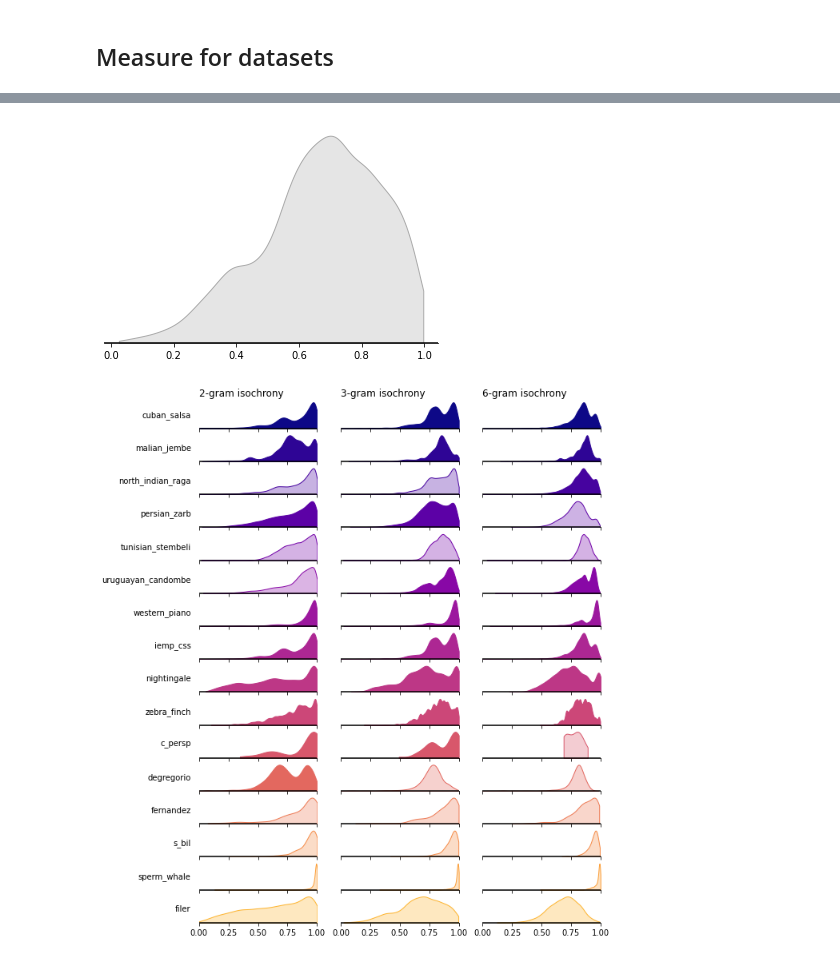
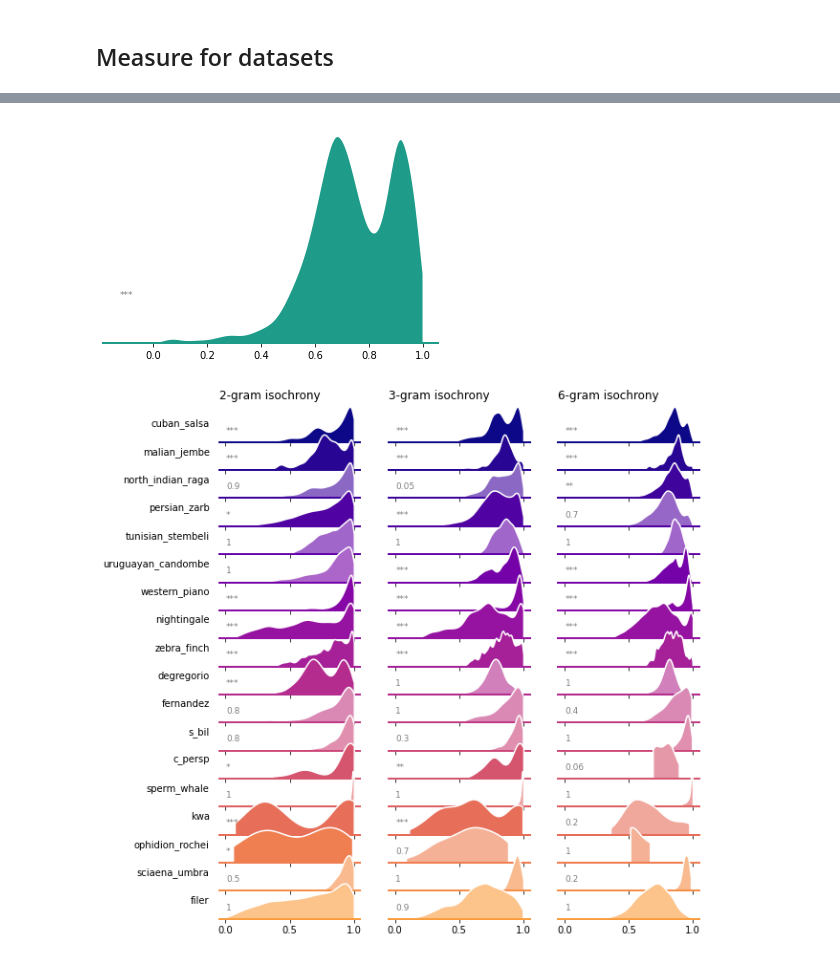
Before and after one commit to bacor/rhythm-triangles, a Jupyter notebook: rhythm-plots/analysis.ipynb, the cells around one changed output, grey strips where cells are left out. Cells and saved outputs as stored; diff of their text form; code cells hidden in the pictures.

Commit message:
update rhythm plots

```diff
--- a/rhythm-plots/analysis.ipynb
+++ b/rhythm-plots/analysis.ipynb
@@ -8,7 +8,7 @@ from rhythmplot import *
 from config import DATA_DIR
 
 # Function to save figures: you can easily toggle this on/off globally
-savefig = get_figure_saver(group='analysis', save_pdf=False, save_png=False)
+savefig = get_figure_saver(group='analysis', save_pdf=True, save_png=True)
 # %%
 samples = uniform_subsample_triangle(20000, margin=.05)
 
@@ -53,14 +53,17 @@ datasets = dict(
     tunisian_stembeli = load_intervals('roeske2020', 'tunisian_stambeli'),
     uruguayan_candombe = load_intervals('roeske2020', 'uruguayan_candombe'),
     western_piano = load_intervals('roeske2020', 'western_piano'),
-    iemp_css = load_intervals('iemp_css', 'iemp_css-concatenated'),
+    # iemp_css = load_intervals('iemp_css', 'iemp_css-concatenated'),
     nightingale = load_intervals('roeske2020', 'nightingale_songs'),
     zebra_finch = load_intervals('roeske2020', 'zebrafinch'),
-    c_persp = load_intervals('burchardt-knornschild2020', 'bat-carollia-perspicillata'),
     degregorio = load_intervals('degregorio2021', 'degregorio2021'),
     fernandez = load_intervals('fernandez2021', 'fernandez2021'),
     s_bil = load_intervals('burchardt-knornschild2020', 'bat-saccopteryx-bilineata'),
+    c_persp = load_intervals('burchardt-knornschild2020', 'bat-carollia-perspicillata'),
     sperm_whale = load_intervals('burchardt-knornschild2020', 'whale-physeter-macrocephalus'),
+    kwa = load_intervals('burchardt2021', 'kwa'),
+    ophidion_rochei = load_intervals('burchardt2021', 'ophidion-rochei'),
+    sciaena_umbra = load_intervals('burchardt2021', 'sciaena-umbra'),
     filer = load_intervals('filer2021', 'filer2021'),
 )
 # %%
@@ -121,64 +155,71 @@ from diptest import diptest
 from rhythmplot.plotting import get_pval_cmap
 
 def show_n_gram_isochronies(intervals, length, ax=None, **kws):
+    if ax is None: ax = plt.gca()
     motifs, _ = normalize(ngram_motifs(intervals, length=length))
     isochronies = 1 - anisochrony(motifs)
 
     p_val = diptest(isochronies)[1]
     if 'color' not in kws:
-        cmap = get_pval_cmap(alpha=0.1, min_gray=.1)
+        cmap = get_pval_cmap(alpha=0.1, min_gray=.15)
         kws['color'] = cmap(p_val)
+    color = kws['color']
 
-    _kws = dict(ax=ax, fill=True, lw=1, cut=0, alpha=1)
-    if p_val < 0.05:
-        _kws.update(alpha=1)
-    else:
-        _kws.update(alpha=.3)
+    _kws = dict(ax=ax, fill=True, lw=1.5, cut=0, alpha=1, edgecolor='w', common_norm=True)
+    p_text = ''
+    if p_val > 0.05:
+        # Draw a white kde in the background so that the plot is not transparent
+        sns.kdeplot(isochronies, **defaults(dict(color='w', lw=0, alpha=1), **_kws))
+        _kws.update(alpha=.6)
 
-    if ax is None: ax = plt.gca()
+    ax.annotate(format_pval(p_val),
+        xy=(.05, .2), xycoords="axes fraction",
+        ha='left', va='bottom', color='0.5', fontsize=9)
+
     kws = defaults(kws, **_kws)
     sns.kdeplot(isochronies, **kws)
     sns.despine(ax=ax, left=True)
     ax.set_yticks([])
     ax.set_ylabel('')
-    ax.axhline(0, lw=1.5, color=_kws.get('color', 'k'))
+    # ax.axhline(0, lw=1.5, color=_kws.get('color', 'k'))
+    ax.patch.set_visible(False) # transparent background
+    ax.spines['bottom'].set_color(kws['color'])
+    ax.spines['bottom'].set_linewidth(2)
 
-show_n_gram_isochronies(datasets['filer'], 3)
+show_n_gram_isochronies(datasets['degregorio'], 2)
 # %% [output]
-[figure, old version]
+[figure, new version]
 # %%
 from matplotlib.colors import Normalize
-
-fig, axs = plt.subplots(len(datasets), 3, figsize=(9, len(datasets)*.75), sharex='col')
+N = len(datasets)
+fig, axs = plt.subplots(N, 3, figsize=(9, N*.55), sharex='col')
 
 cmap = plt.get_cmap('plasma')
-norm = Normalize(0, len(datasets) + 2)
+norm = Normalize(0, N + 4)
 for i, (dataset, intervals) in enumerate(datasets.items()):
-    # if i > 1: continue
+    if i >= N: continue
     kwargs = dict(color=cmap(norm(i)))
 
     show_n_gram_isochronies(intervals, 2, ax=axs[i, 0], **kwargs)
     show_n_gram_isochronies(intervals, 3, ax=axs[i, 1], **kwargs)
     show_n_gram_isochronies(intervals, 6, ax=axs[i, 2], **kwargs)
-    # show_n_gram_isochronies(intervals, 5 ax=axs[i, 3], **kwargs)
 
     axs[i, 0].annotate(
         dataset,
         xy=(0, 0.5), xycoords='axes fraction',
         xytext=(-10, 0), textcoords='offset points',
         va='center', ha='right')
 
 axs[0,0].set_title('2-gram isochrony', ha='left', x=0)
 axs[0,1].set_title('3-gram isochrony', ha='left', x=0)
 axs[0,2].set_title('6-gram isochrony', ha='left', x=0)
-# axs[0,3].set_title('12-gram isochrony', ha='left', x=0)
 
 # for i in range(lan)
-axs[0, 0].set_xlim(0, 1)
-axs[0, 1].set_xlim(0, 1)
-axs[0, 2].set_xlim(0, 1)
-# axs[0, 3].set_xlim(0, 1)
+axs[0, 0].set_xlim(-.05, 1.05)
+axs[0, 1].set_xlim(-.05, 1.05)
+axs[0, 2].set_xlim(-.05, 1.05)
 
-plt.savefig('figures/analyses/isochronies.pdf')
+fig.subplots_adjust(hspace=-.25)
+savefig('isochronies')
 # %% [output]
-[figure, old version]
+[figure, new version]
```
Also changed, not shown: parts of 4 cells of this notebook, 4 other files.
